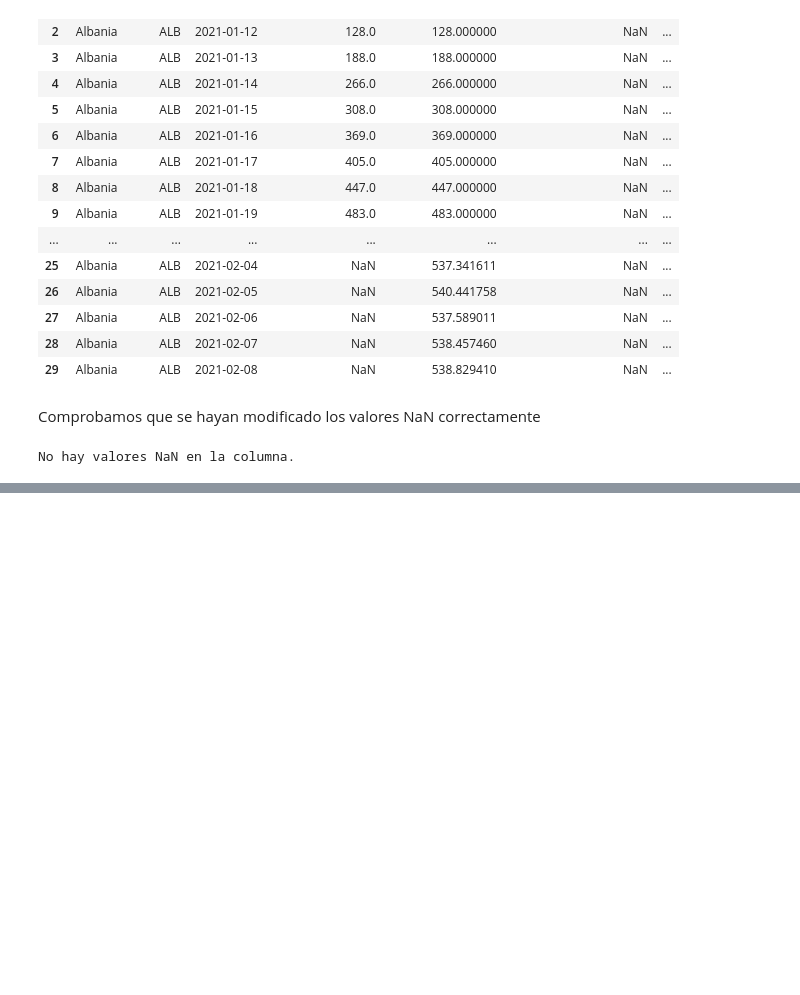
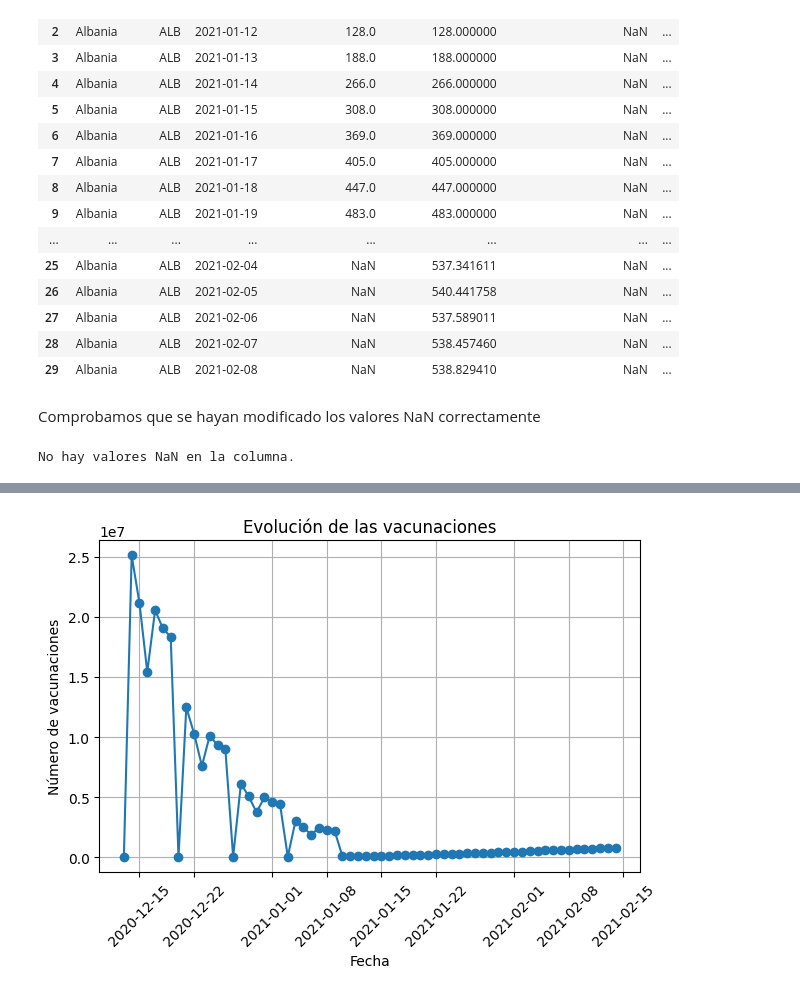
Before and after one commit to CeliaDiazSanchez/Data-Mining, a Jupyter notebook: LAB01_Ana.ipynb, the cells around one changed output, grey strips where cells are left out. Saved outputs shown, nothing was run; the diff lists cells and outputs as text; code cells hidden in the pictures; blank space fills up the shorter version.

```diff
--- a/LAB01_Ana.ipynb
+++ b/LAB01_Ana.ipynb
@@ -141,0 +167,3 @@ No hay valores NaN en la columna.
+# %%
+wales = df[df['country'] == 'Wales']
+wales
@@ -141,0 +184,19 @@ No hay valores NaN en la columna.
+# %%
+import matplotlib.pyplot as plt
+# Crear el gráfico de líneas
+plt.plot(wales['date'], wales['people_vaccinated'], marker='o', linestyle='-')
+
+# Configurar el título y etiquetas de los ejes
+plt.title('Evolución de las vacunaciones')
+plt.xlabel('Fecha')
+plt.ylabel('Número de vacunaciones')
+
+# Rotar las etiquetas del eje x para mejorar la legibilidad
+plt.xticks(rotation=45)
+
+# Mostrar el gráfico
+plt.grid(True)
+plt.tight_layout()
+plt.show()
+# %% [output]
+[figure, added]
```
Also changed, not shown: parts of 7 cells of this notebook.
